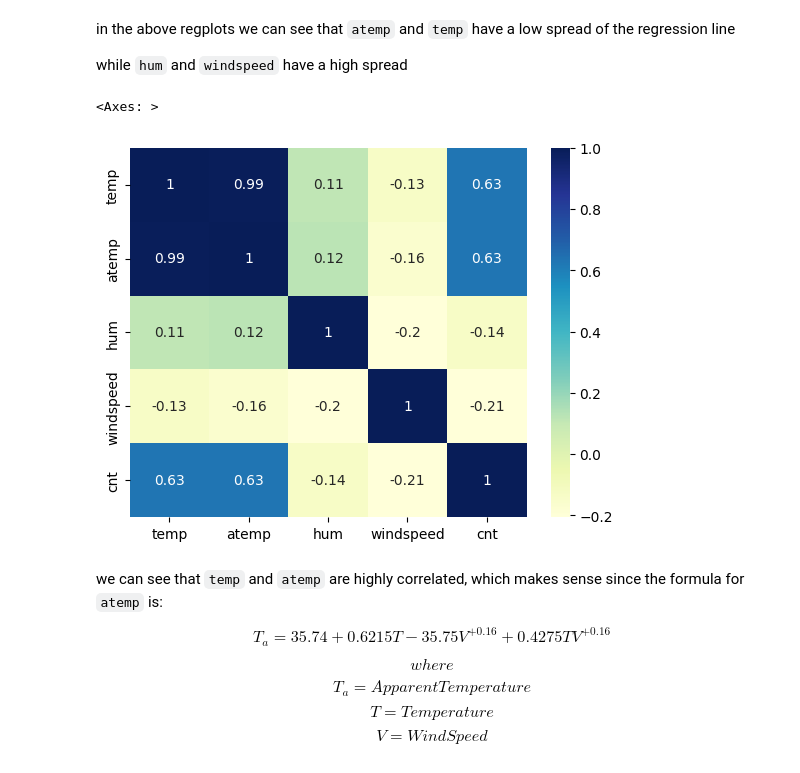
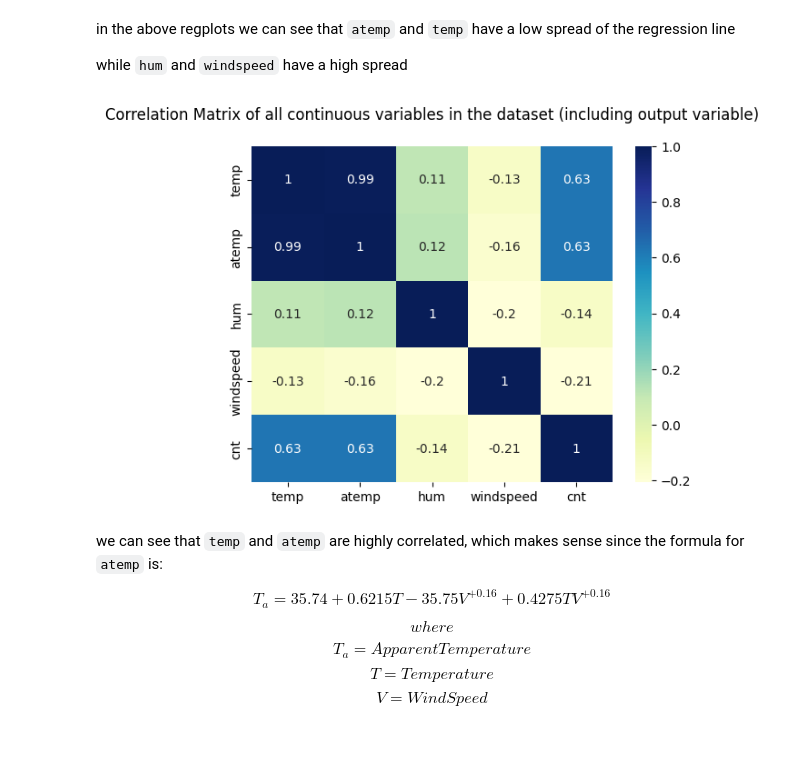
Before and after one commit to ppauljonathan/BikeSharing, a Jupyter notebook: BikeSharing.ipynb, the cells around one changed output. Cells and saved outputs as stored; diff of their text form; code cells hidden in the pictures; blank space fills up the shorter version.

```diff
--- a/BikeSharing.ipynb
+++ b/BikeSharing.ipynb
@@ -177,9 +182,11 @@ in the above regplots we can see that `atemp` and `temp` have a low spread of th
 while `hum` and `windspeed` have a high spread
 # %%
 sns.heatmap(pd.concat([df_continuous, df['cnt']], axis=1).corr(), annot = True, cmap="YlGnBu")
+
+plt.title("Correlation Matrix of all continuous variables in the dataset (including output variable)\n")
+plt.show()
 # %% [output]
-<Axes: >
-[figure, old version]
+[figure, new version]
 # %% [markdown]
 we can see that `temp` and `atemp` are highly correlated, which makes sense since the formula for `atemp` is:
 
```
Also changed, not shown: parts of 14 cells of this notebook, 1 other file.
